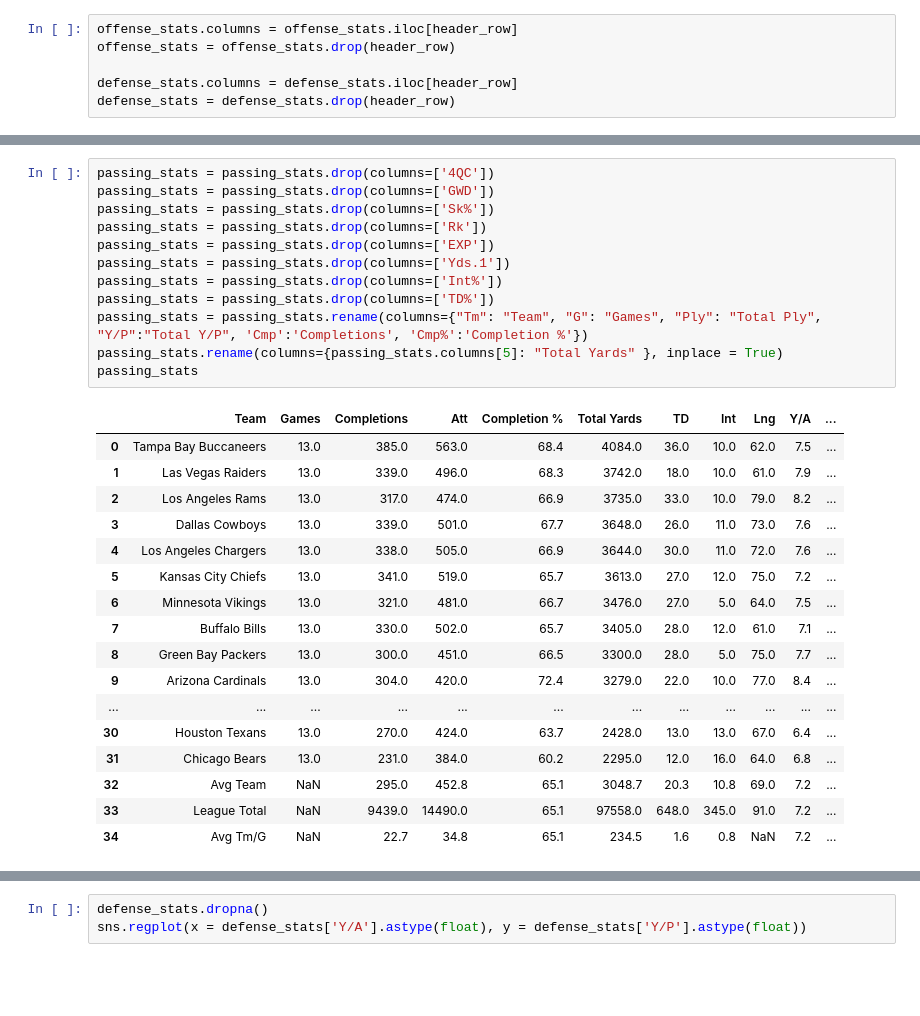
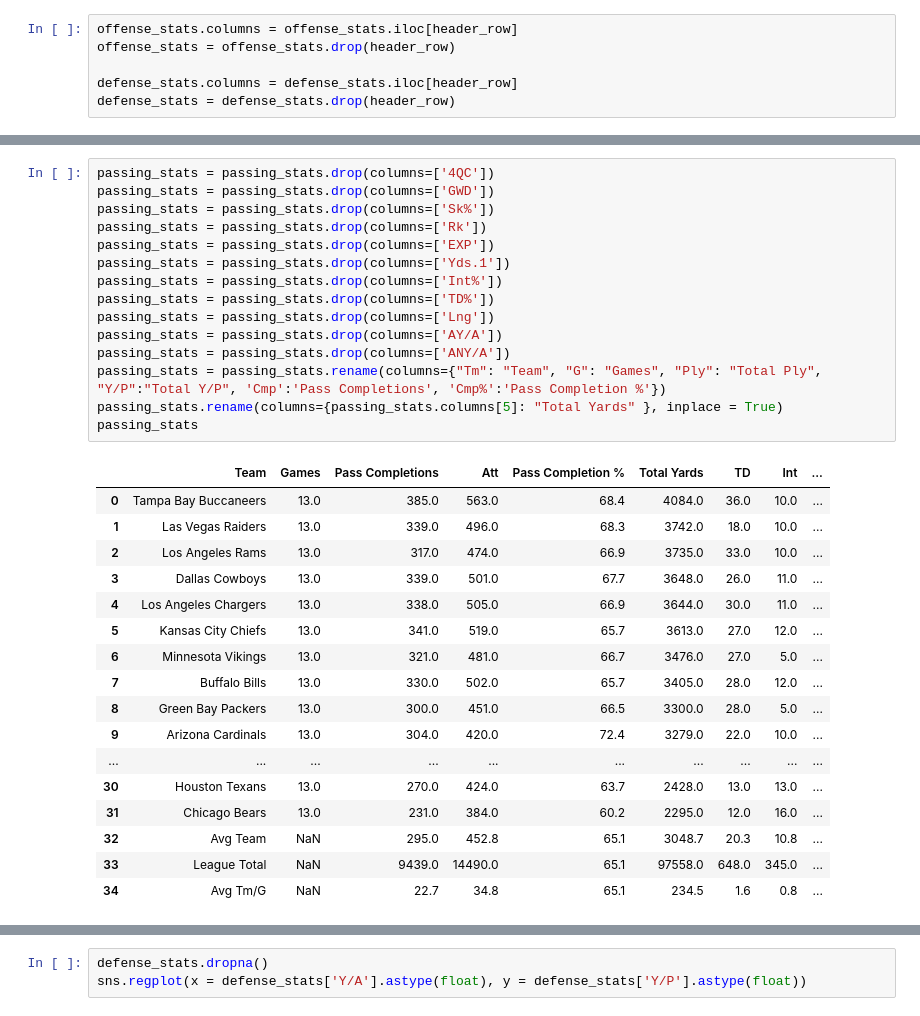
Before and after one commit to RohitPasu/ManILoveFootball, a Jupyter notebook: final.ipynb, the cells around one changed output, grey strips where cells are left out. Saved outputs shown, nothing was run; the diff lists cells and outputs as text; blank space fills up the shorter version.

```diff
--- a/final.ipynb
+++ b/final.ipynb
@@ -53,33 +53,36 @@ offense_stats
 # %%
 passing_stats = passing_stats.drop(columns=['4QC'])
 passing_stats = passing_stats.drop(columns=['GWD'])
 passing_stats = passing_stats.drop(columns=['Sk%'])
 passing_stats = passing_stats.drop(columns=['Rk'])
 passing_stats = passing_stats.drop(columns=['EXP'])
 passing_stats = passing_stats.drop(columns=['Yds.1'])
 passing_stats = passing_stats.drop(columns=['Int%'])
 passing_stats = passing_stats.drop(columns=['TD%'])
-passing_stats = passing_stats.rename(columns={"Tm": "Team", "G": "Games", "Ply": "Total Ply", "Y/P":"Total Y/P", 'Cmp':'Completions', 'Cmp%':'Completion %'})
+passing_stats = passing_stats.drop(columns=['Lng'])
+passing_stats = passing_stats.drop(columns=['AY/A'])
+passing_stats = passing_stats.drop(columns=['ANY/A'])
+passing_stats = passing_stats.rename(columns={"Tm": "Team", "G": "Games", "Ply": "Total Ply", "Y/P":"Total Y/P", 'Cmp':'Pass Completions', 'Cmp%':'Pass Completion %'})
 passing_stats.rename(columns={passing_stats.columns[5]: "Total Yards" }, inplace = True)
 passing_stats
 # %% [output]
-|  | Team | Games | Completions | Att | Completion % | Total Yards | TD | Int | Lng | Y/A | ... |
-| 0 | Tampa Bay Buccaneers | 13.0 | 385.0 | 563.0 | 68.4 | 4084.0 | 36.0 | 10.0 | 62.0 | 7.5 | ... |
-| 1 | Las Vegas Raiders | 13.0 | 339.0 | 496.0 | 68.3 | 3742.0 | 18.0 | 10.0 | 61.0 | 7.9 | ... |
-| 2 | Los Angeles Rams | 13.0 | 317.0 | 474.0 | 66.9 | 3735.0 | 33.0 | 10.0 | 79.0 | 8.2 | ... |
-| 3 | Dallas Cowboys | 13.0 | 339.0 | 501.0 | 67.7 | 3648.0 | 26.0 | 11.0 | 73.0 | 7.6 | ... |
-| 4 | Los Angeles Chargers | 13.0 | 338.0 | 505.0 | 66.9 | 3644.0 | 30.0 | 11.0 | 72.0 | 7.6 | ... |
-| 5 | Kansas City Chiefs | 13.0 | 341.0 | 519.0 | 65.7 | 3613.0 | 27.0 | 12.0 | 75.0 | 7.2 | ... |
-| 6 | Minnesota Vikings | 13.0 | 321.0 | 481.0 | 66.7 | 3476.0 | 27.0 | 5.0 | 64.0 | 7.5 | ... |
-| 7 | Buffalo Bills | 13.0 | 330.0 | 502.0 | 65.7 | 3405.0 | 28.0 | 12.0 | 61.0 | 7.1 | ... |
-| 8 | Green Bay Packers | 13.0 | 300.0 | 451.0 | 66.5 | 3300.0 | 28.0 | 5.0 | 75.0 | 7.7 | ... |
-| 9 | Arizona Cardinals | 13.0 | 304.0 | 420.0 | 72.4 | 3279.0 | 22.0 | 10.0 | 77.0 | 8.4 | ... |
-| ... | ... | ... | ... | ... | ... | ... | ... | ... | ... | ... | ... |
-| 30 | Houston Texans | 13.0 | 270.0 | 424.0 | 63.7 | 2428.0 | 13.0 | 13.0 | 67.0 | 6.4 | ... |
-| 31 | Chicago Bears | 13.0 | 231.0 | 384.0 | 60.2 | 2295.0 | 12.0 | 16.0 | 64.0 | 6.8 | ... |
-| 32 | Avg Team | NaN | 295.0 | 452.8 | 65.1 | 3048.7 | 20.3 | 10.8 | 69.0 | 7.2 | ... |
-| 33 | League Total | NaN | 9439.0 | 14490.0 | 65.1 | 97558.0 | 648.0 | 345.0 | 91.0 | 7.2 | ... |
-| 34 | Avg Tm/G | NaN | 22.7 | 34.8 | 65.1 | 234.5 | 1.6 | 0.8 | NaN | 7.2 | ... |
+|  | Team | Games | Pass Completions | Att | Pass Completion % | Total Yards | TD | Int | ... |
+| 0 | Tampa Bay Buccaneers | 13.0 | 385.0 | 563.0 | 68.4 | 4084.0 | 36.0 | 10.0 | ... |
+| 1 | Las Vegas Raiders | 13.0 | 339.0 | 496.0 | 68.3 | 3742.0 | 18.0 | 10.0 | ... |
+| 2 | Los Angeles Rams | 13.0 | 317.0 | 474.0 | 66.9 | 3735.0 | 33.0 | 10.0 | ... |
+| 3 | Dallas Cowboys | 13.0 | 339.0 | 501.0 | 67.7 | 3648.0 | 26.0 | 11.0 | ... |
+| 4 | Los Angeles Chargers | 13.0 | 338.0 | 505.0 | 66.9 | 3644.0 | 30.0 | 11.0 | ... |
+| 5 | Kansas City Chiefs | 13.0 | 341.0 | 519.0 | 65.7 | 3613.0 | 27.0 | 12.0 | ... |
+| 6 | Minnesota Vikings | 13.0 | 321.0 | 481.0 | 66.7 | 3476.0 | 27.0 | 5.0 | ... |
+| 7 | Buffalo Bills | 13.0 | 330.0 | 502.0 | 65.7 | 3405.0 | 28.0 | 12.0 | ... |
+| 8 | Green Bay Packers | 13.0 | 300.0 | 451.0 | 66.5 | 3300.0 | 28.0 | 5.0 | ... |
+| 9 | Arizona Cardinals | 13.0 | 304.0 | 420.0 | 72.4 | 3279.0 | 22.0 | 10.0 | ... |
+| ... | ... | ... | ... | ... | ... | ... | ... | ... | ... |
+| 30 | Houston Texans | 13.0 | 270.0 | 424.0 | 63.7 | 2428.0 | 13.0 | 13.0 | ... |
+| 31 | Chicago Bears | 13.0 | 231.0 | 384.0 | 60.2 | 2295.0 | 12.0 | 16.0 | ... |
+| 32 | Avg Team | NaN | 295.0 | 452.8 | 65.1 | 3048.7 | 20.3 | 10.8 | ... |
+| 33 | League Total | NaN | 9439.0 | 14490.0 | 65.1 | 97558.0 | 648.0 | 345.0 | ... |
+| 34 | Avg Tm/G | NaN | 22.7 | 34.8 | 65.1 | 234.5 | 1.6 | 0.8 | ... |
 # %%
 rushing_stats = rushing_stats.drop(columns=['Rk'])
 rushing_stats = rushing_stats.drop(columns=['Fmb'])
```
Also changed, not shown: parts of 4 cells of this notebook.
